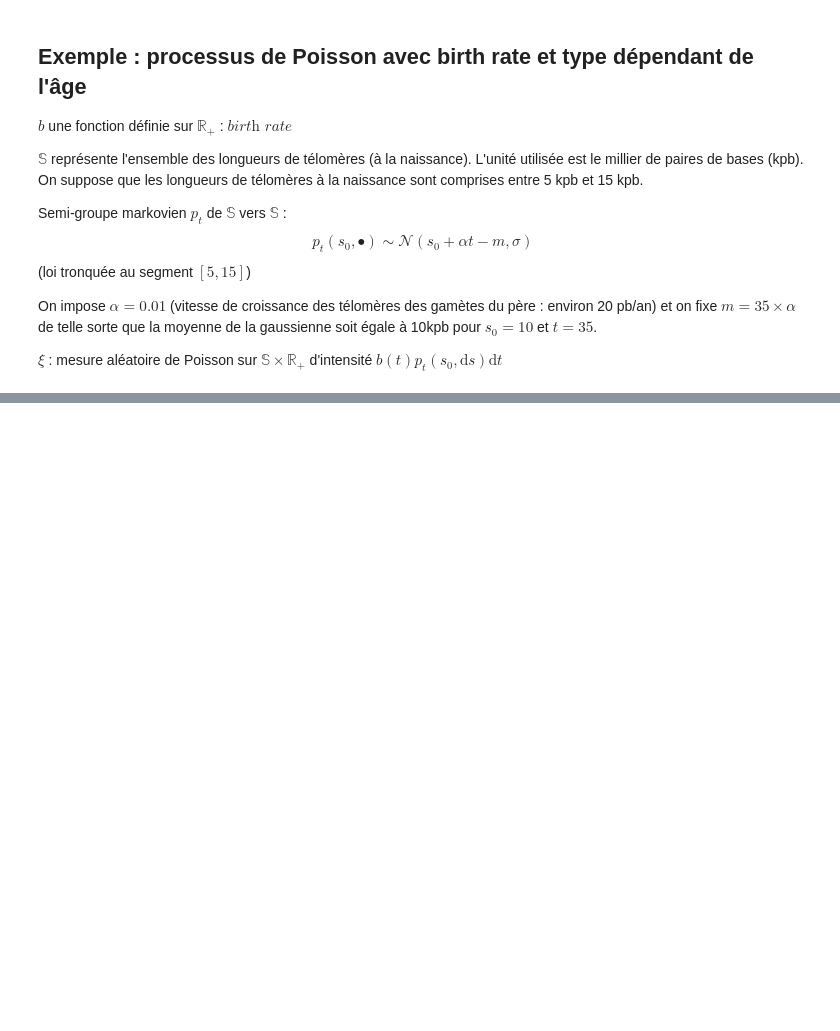
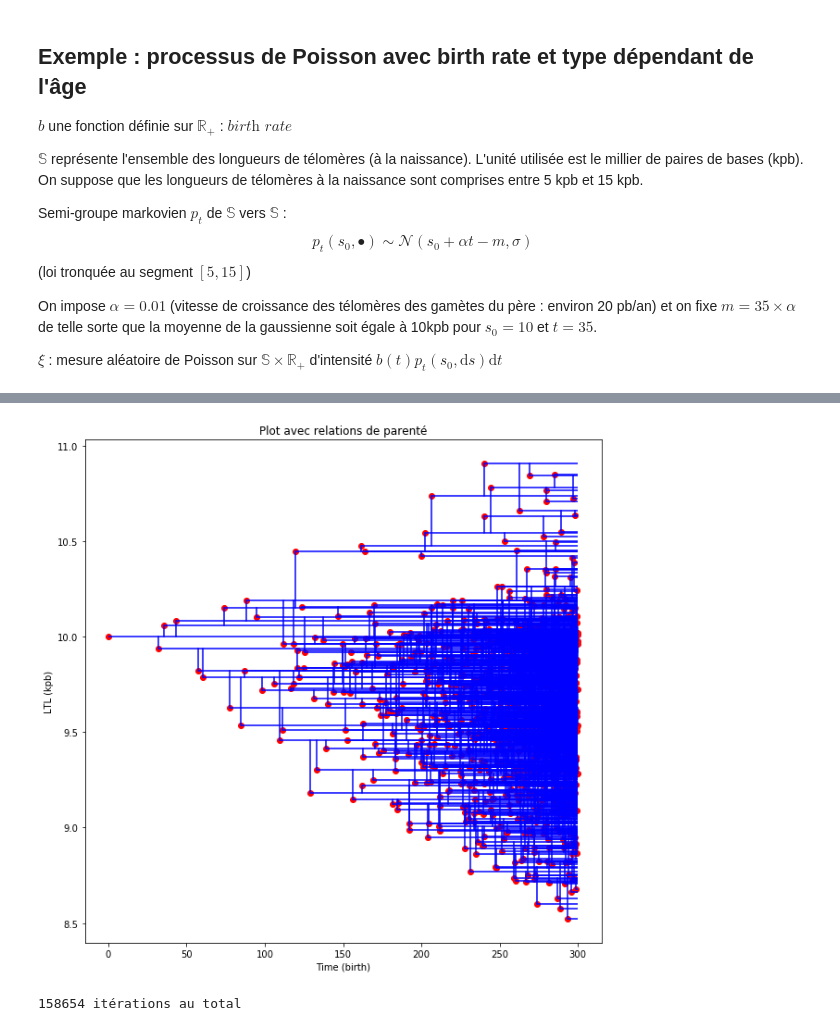
Before and after one commit to ocoudray/CMJ, a Jupyter notebook: Jagers.ipynb, the cells around one changed output, grey strips where cells are left out. Drawn from its saved outputs; the diff is of its cells as text; code cells hidden in the pictures; blank space fills up the shorter version.

```diff
--- a/Jagers.ipynb
+++ b/Jagers.ipynb
@@ -61,12 +62,12 @@ def random_poisson_measure_inhomogeneous(t0, T, birth_rate, sup_birth_rate, s0 =
     jump_times = list((T-t0) * np.random.rand(np.random.poisson(sup_birth_rate * T)) + t0)
     i = 0
     while i < len(jump_times):
-        if np.random.rand() >= b(jump_times[i])/sup_birth_rate:
+        if np.random.rand() >= b(jump_times[i]-t0)/sup_birth_rate:
             del jump_times[i]
         else:
             i += 1
     jump_times.sort()
-    types = [p(t, s0) for t in jump_times]
+    types = [p(t-t0, s0) for t in jump_times]
     return jump_times, types
 
 def iteration_inhomogeneous(population, T_max, unexplored, birth_rate, sup_birth_rate, s0 = 10):
@@ -156,0 +179,10 @@ plt.show()
+# %%
+birth_rates = np.array(df[df.index == 2000] / 10000)[0]
+def birth_rate(t):
+    n = int(t)-15
+    if n < 0 or n > 35:
+        return 0
+    else:
+        if n+1 == 36:
+            return birth_rates[n]*(n+1-t-15)
+        return birth_rates[n] + (birth_rates[n+1] - birth_rates[n])*(t-n-15)
@@ -157,4 +195,4 @@ plt.show()
 # %%
 # Simulation d'une population
 # Remarque : ne pas hésiter à relancer si le nombre d'itération est trop faible : cela signifie probablement que la population s'est éteinte
-pop2 = simul_population_inhomogeneous(200, b, 0.1, 10)
+pop2 = simul_population_inhomogeneous(300, birth_rate, 0.15, 10)
@@ -164,8 +206,12 @@ scatter_plot_population(pop2)
 # %%
-plot_population(pop2)
+plot_population(pop2, T_max = 300)
+# %% [output]
+[figure, added]
 # %%
 pop3 = simul_population_inhomogeneous(550, b, 0.1, 10)
 sub_pop1 = [pop3[key][1] for key in pop3.keys() if pop3[key][0]>=450]
 sub_pop2 = [pop3[key][1] for key in pop3.keys() if pop3[key][0]<450 and pop3[key][0]>=350]
+# %% [output]
+158654 itérations au total
 # %%
 plt.figure(figsize = (10,10))
```
Also changed, not shown: parts of 7 cells of this notebook, 1 other file.
